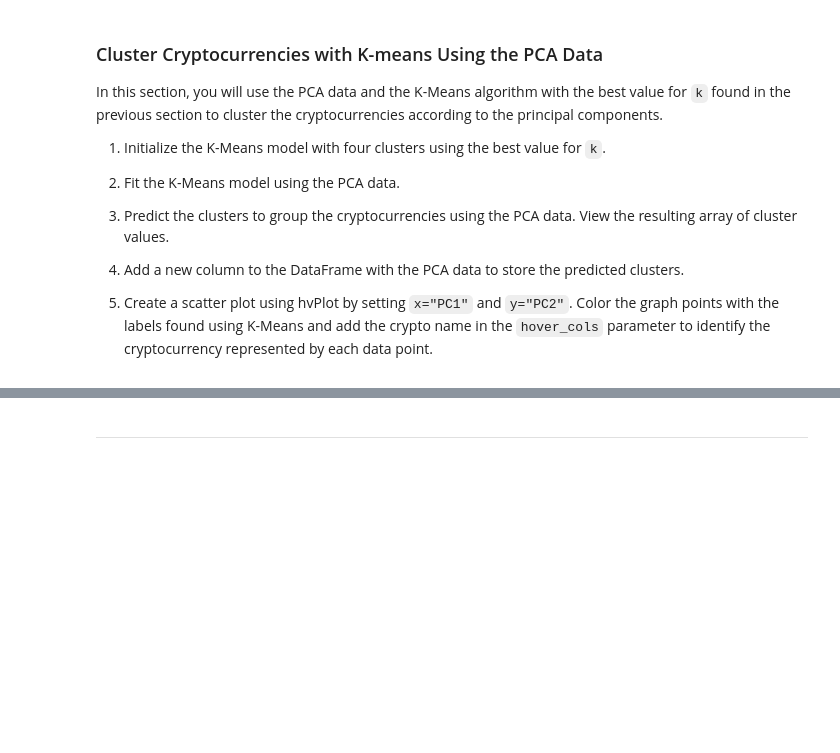
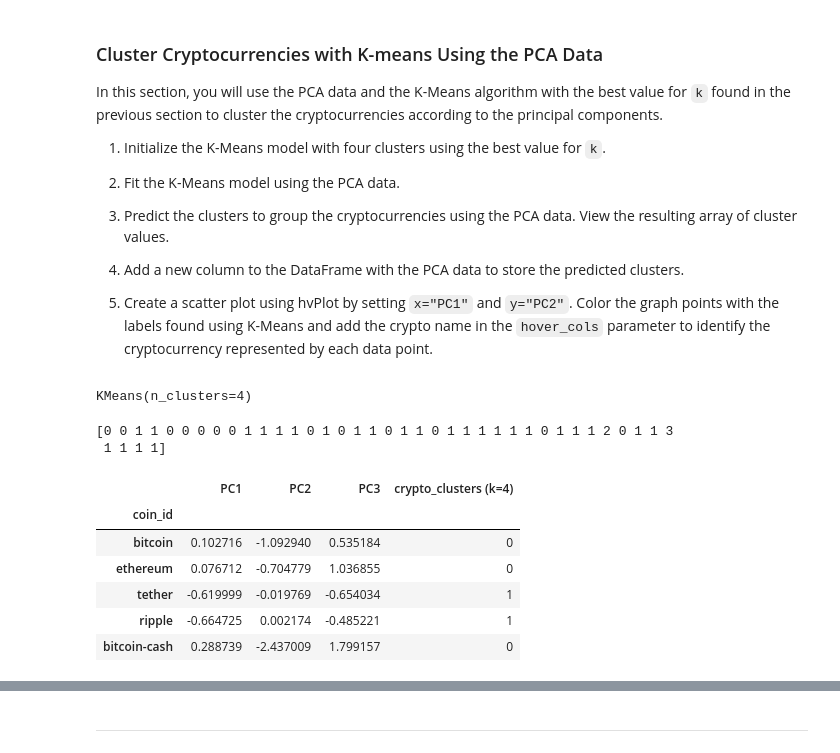
Before and after one commit to HugoWLA/Crypto-Portfolio, a Jupyter notebook: crypto_investments.ipynb, the cells around one changed output, grey strips where cells are left out. Cells and saved outputs as stored; diff of their text form; code cells hidden in the pictures; blank space fills up the shorter version.

```diff
--- a/crypto_investments.ipynb
+++ b/crypto_investments.ipynb
@@ -356,3 +359,9 @@ In this section, you will use the elbow method to find the best value for `k` us
 # 2. Fit the model to the data using `df_market_data_pca`
 # 3. Append the model.inertia_ to the inertia list
 # YOUR CODE HERE!
+for i in k:
+    model = KMeans(n_clusters=i, random_state=0)
+    model.fit(df_market_pca)
+    inertia.append(model.inertia_)
+
+inertia
@@ -395,24 +432,44 @@ In this section, you will use the PCA data and the K-Means algorithm with the be
 # %%
 # Initialize the K-Means model using the best value for k
 # YOUR CODE HERE!
+pca_model_k4 = KMeans(n_clusters=4)
 # %%
 # Fit the K-Means model using the PCA data
 # YOUR CODE HERE!
+pca_model_k4.fit(df_market_pca)
+# %% [output]
+KMeans(n_clusters=4)
 # %%
 # Predict the clusters to group the cryptocurrencies using the PCA data
 # YOUR CODE HERE!
+crypto_clusters_k4 = pca_model_k4.predict(df_market_pca)
 
 # View the resulting array of cluster values.
 # YOUR CODE HERE!
+print(crypto_clusters_k4)
+# %% [output]
+[0 0 1 1 0 0 0 0 0 1 1 1 1 0 1 0 1 1 0 1 1 0 1 1 1 1 1 1 0 1 1 1 2 0 1 1 3
+ 1 1 1 1]
 # %%
 # Create a copy of the DataFrame with the PCA data
 # YOUR CODE HERE!
+df_crypto_clusters = df_market_pca.copy()
 
 # Add a new column to the DataFrame with the predicted clusters
 # YOUR CODE HERE!
+df_crypto_clusters["crypto_clusters (k=4)"] = crypto_clusters_k4
 
 # Display sample data
 # YOUR CODE HERE!
+df_crypto_clusters.head()
+# %% [output]
+|  | PC1 | PC2 | PC3 | crypto_clusters (k=4) |
+| coin_id |  |  |  |  |
+| bitcoin | 0.102716 | -1.092940 | 0.535184 | 0 |
+| ethereum | 0.076712 | -0.704779 | 1.036855 | 0 |
+| tether | -0.619999 | -0.019769 | -0.654034 | 1 |
+| ripple | -0.664725 | 0.002174 | -0.485221 | 1 |
+| bitcoin-cash | 0.288739 | -2.437009 | 1.799157 | 0 |
 # %%
 # Create a scatter plot using hvPlot by setting
 # `x="PC1"` and `y="PC2"`.
```
Also changed, not shown: parts of 10 cells of this notebook.
